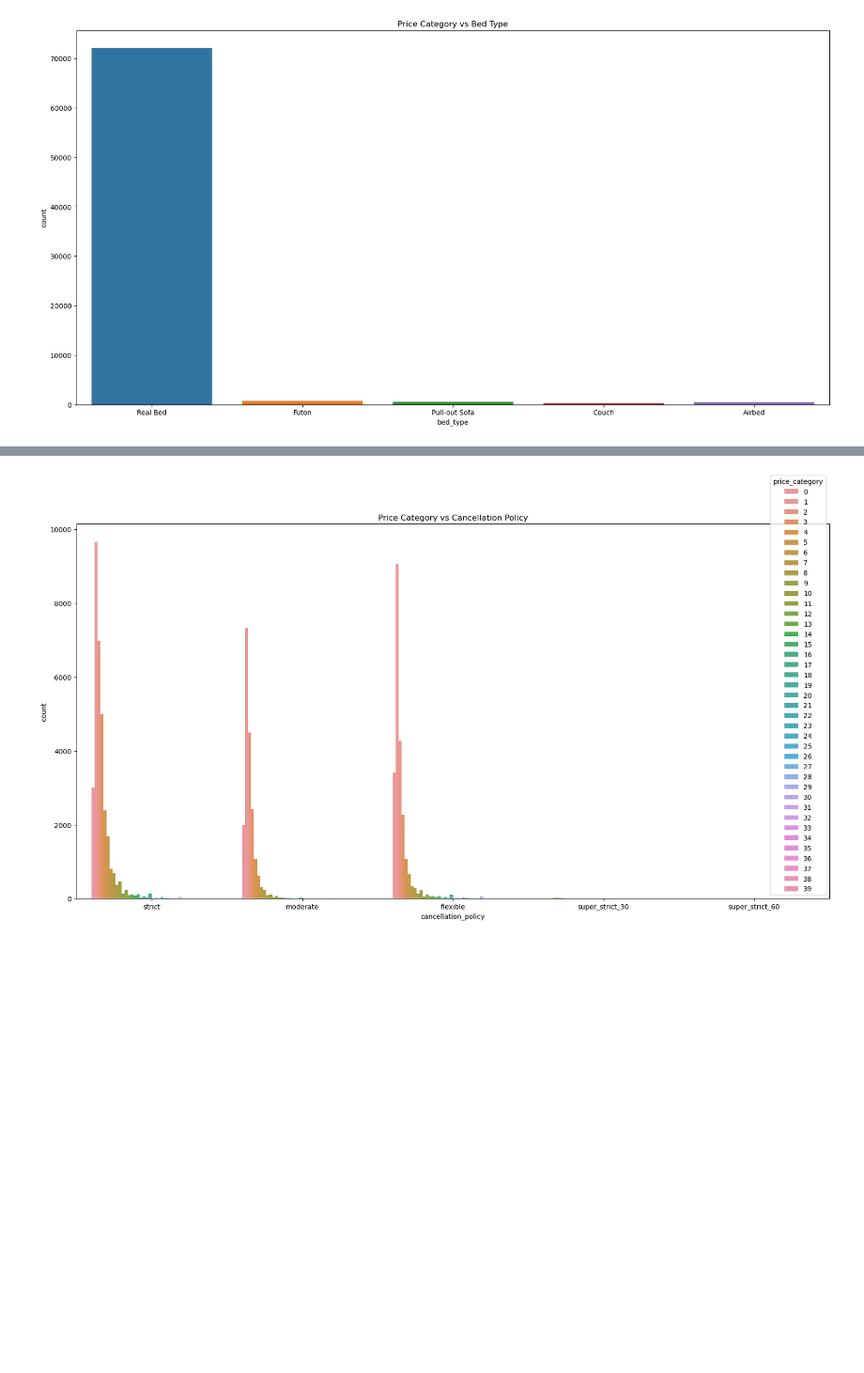
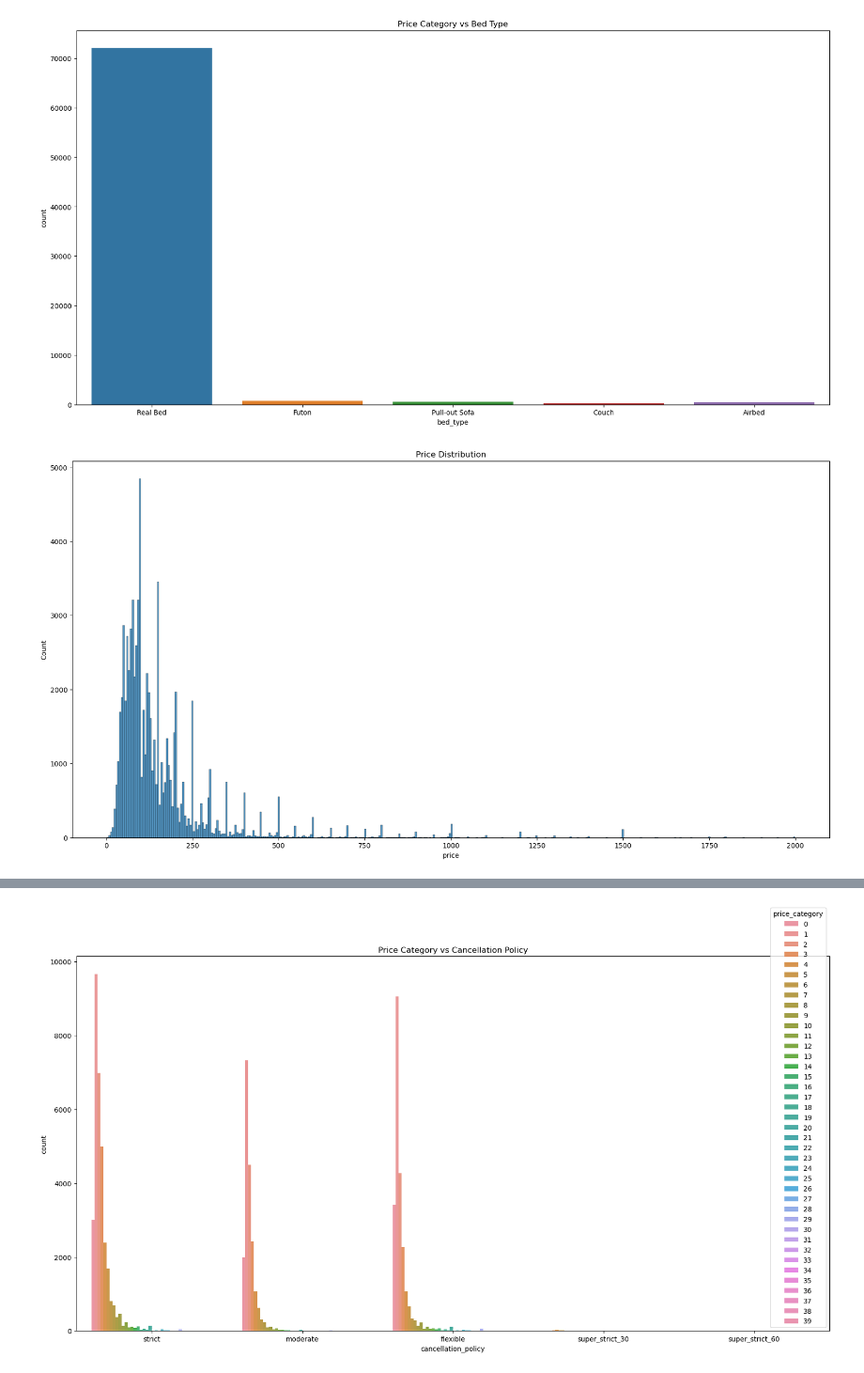
Before and after one commit to oamin12/Big-Data-Analysis-Project, a Jupyter notebook: Analysis.ipynb, the cells around one changed output, grey strips where cells are left out. Shown at 94% size. Saved outputs shown, nothing was run; the diff lists cells and outputs as text; code cells hidden in the pictures; blank space fills up the shorter version.

Commit message:
some visualization and preprocessing
drop prices > 500 usd

```diff
--- a/Analysis.ipynb
+++ b/Analysis.ipynb
@@ -248,3 +263,11 @@ plt.title('Price Category vs Bed Type')
 plt.show()
 # %% [output]
 [figure]
+# %%
+#plot prices
+plt.figure(figsize=(20,10))
+sns.histplot(df['price'])
+plt.title('Price Distribution')
+plt.show()
+# %% [output]
+[figure, added]
```
Also changed, not shown: parts of 19 cells of this notebook.
